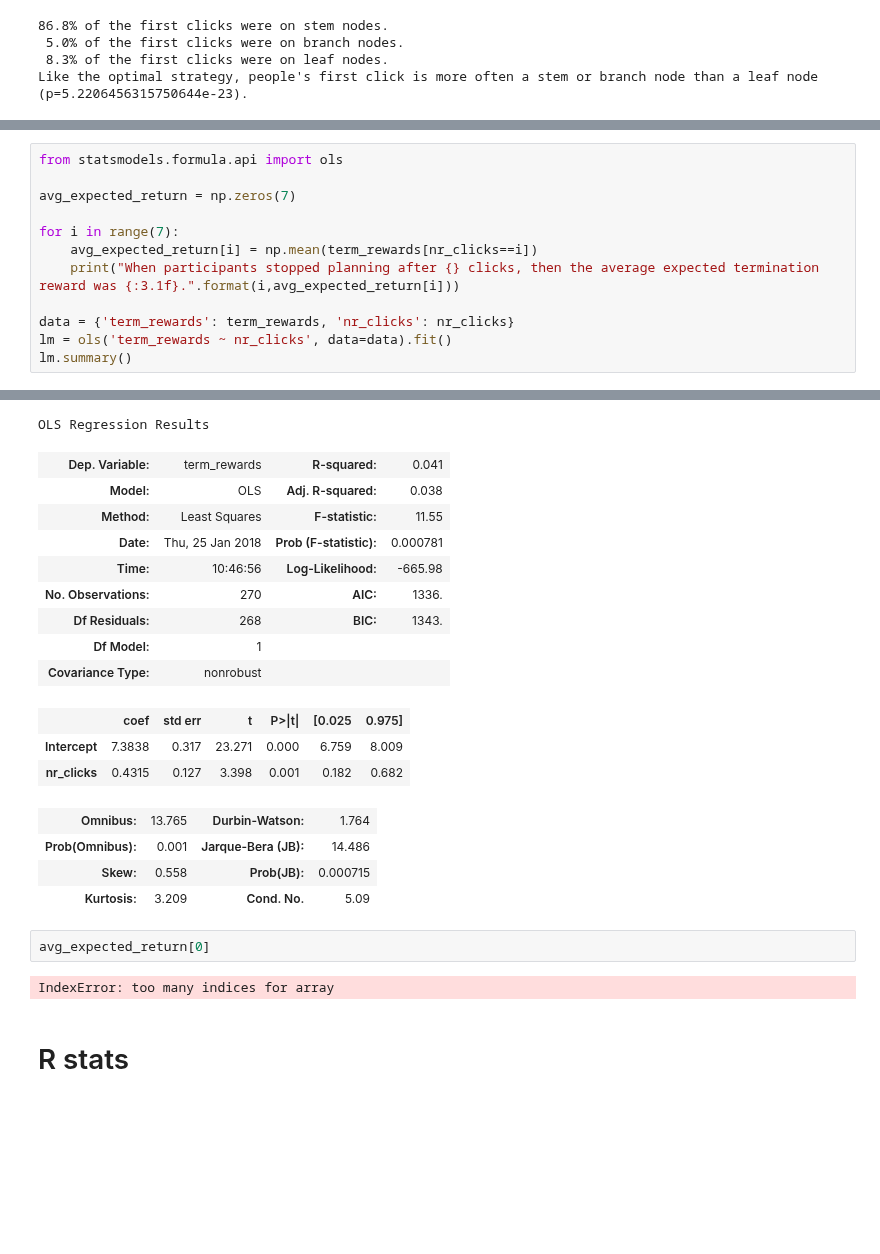
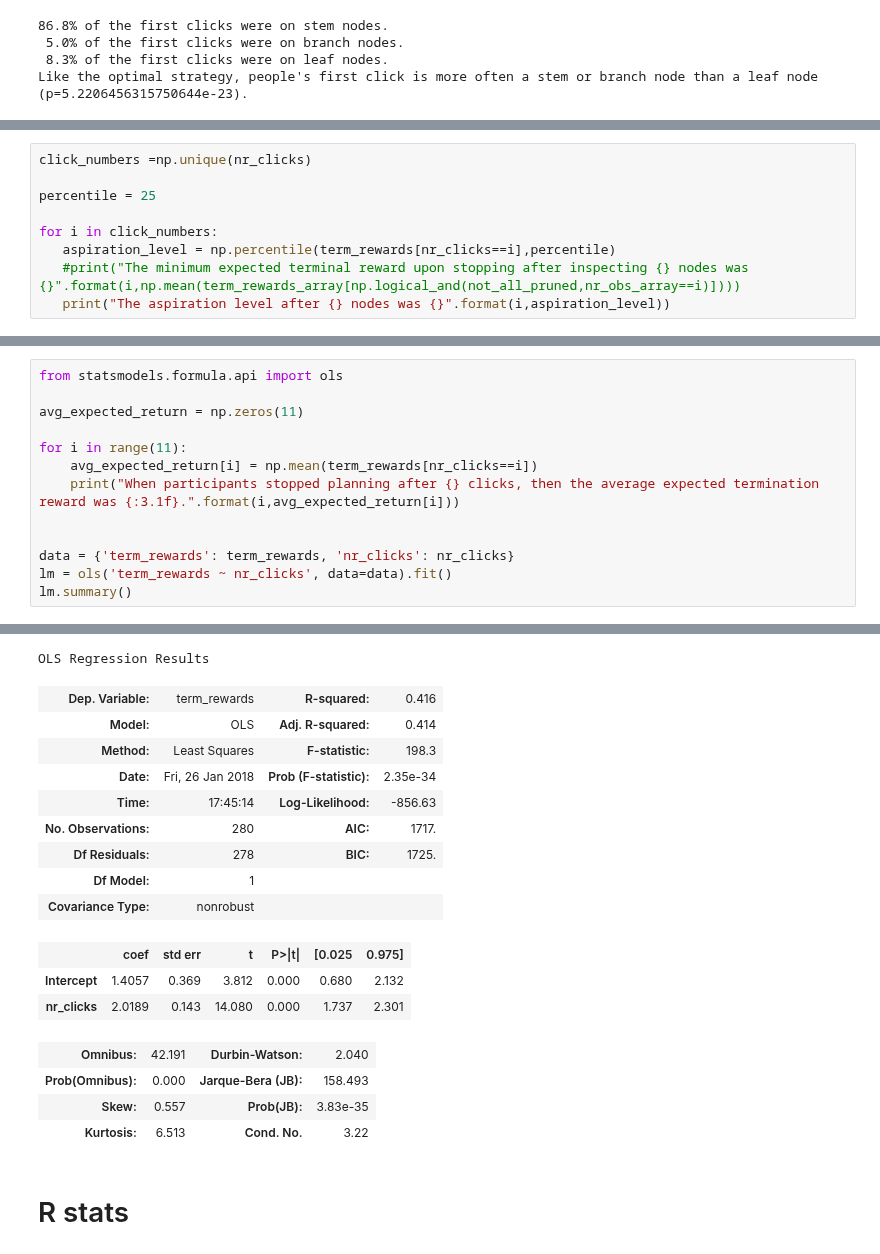
Before and after one commit to fredcallaway/planning, a Jupyter notebook: python/qualitative_predictions_x12.ipynb, the cells around one changed output, grey strips where cells are left out. Drawn from its saved outputs; the diff is of its cells as text; blank space fills up the shorter version.

```diff
--- a/python/qualitative_predictions_x12.ipynb
+++ b/python/qualitative_predictions_x12.ipynb
@@ -406,0 +469,9 @@ Participants stopped planning too early on 35.2% of the trials.
+# %%
+click_numbers =np.unique(nr_clicks)
+
+percentile = 25
+
+for i in click_numbers:
+   aspiration_level = np.percentile(term_rewards[nr_clicks==i],percentile)
+   #print("The minimum expected terminal reward upon stopping after inspecting {} nodes was {}".format(i,np.mean(term_rewards_array[np.logical_and(not_all_pruned,nr_obs_array==i)])))
+   print("The aspiration level after {} nodes was {}".format(i,aspiration_level))
@@ -407,11 +491,12 @@ Participants stopped planning too early on 35.2% of the trials.
 # %%
 from statsmodels.formula.api import ols
 
-avg_expected_return = np.zeros(7)
+avg_expected_return = np.zeros(11)
 
-for i in range(7):
+for i in range(11):
     avg_expected_return[i] = np.mean(term_rewards[nr_clicks==i])
     print("When participants stopped planning after {} clicks, then the average expected termination reward was {:3.1f}.".format(i,avg_expected_return[i]))
+
 
 data = {'term_rewards': term_rewards, 'nr_clicks': nr_clicks}
 lm = ols('term_rewards ~ nr_clicks', data=data).fit()
@@ -427,24 +516,20 @@ When participants stopped planning after 6 clicks, then the average expected ter
 OLS Regression Results
-| Dep. Variable: | term_rewards | R-squared: | 0.041 |
-| Model: | OLS | Adj. R-squared: | 0.038 |
-| Method: | Least Squares | F-statistic: | 11.55 |
-| Date: | Thu, 25 Jan 2018 | Prob (F-statistic): | 0.000781 |
-| Time: | 10:46:56 | Log-Likelihood: | -665.98 |
-| No. Observations: | 270 | AIC: | 1336. |
-| Df Residuals: | 268 | BIC: | 1343. |
+| Dep. Variable: | term_rewards | R-squared: | 0.416 |
+| Model: | OLS | Adj. R-squared: | 0.414 |
+| Method: | Least Squares | F-statistic: | 198.3 |
+| Date: | Fri, 26 Jan 2018 | Prob (F-statistic): | 2.35e-34 |
+| Time: | 17:45:14 | Log-Likelihood: | -856.63 |
+| No. Observations: | 280 | AIC: | 1717. |
+| Df Residuals: | 278 | BIC: | 1725. |
 | Df Model: | 1 |  |  |
 | Covariance Type: | nonrobust |  |  |
 |  | coef | std err | t | P>|t| | [0.025 | 0.975] |
-| Intercept | 7.3838 | 0.317 | 23.271 | 0.000 | 6.759 | 8.009 |
-| nr_clicks | 0.4315 | 0.127 | 3.398 | 0.001 | 0.182 | 0.682 |
+| Intercept | 1.4057 | 0.369 | 3.812 | 0.000 | 0.680 | 2.132 |
+| nr_clicks | 2.0189 | 0.143 | 14.080 | 0.000 | 1.737 | 2.301 |
-| Omnibus: | 13.765 | Durbin-Watson: | 1.764 |
-| Prob(Omnibus): | 0.001 | Jarque-Bera (JB): | 14.486 |
-| Skew: | 0.558 | Prob(JB): | 0.000715 |
-| Kurtosis: | 3.209 | Cond. No. | 5.09 |
+| Omnibus: | 42.191 | Durbin-Watson: | 2.040 |
+| Prob(Omnibus): | 0.000 | Jarque-Bera (JB): | 158.493 |
+| Skew: | 0.557 | Prob(JB): | 3.83e-35 |
+| Kurtosis: | 6.513 | Cond. No. | 3.22 |
-# %%
-avg_expected_return[0]
-# %% [output]
-IndexError: too many indices for array
 # %% [markdown]
 # R stats
 # %%
```
Also changed, not shown: parts of 25 cells of this notebook, 1 other file.
